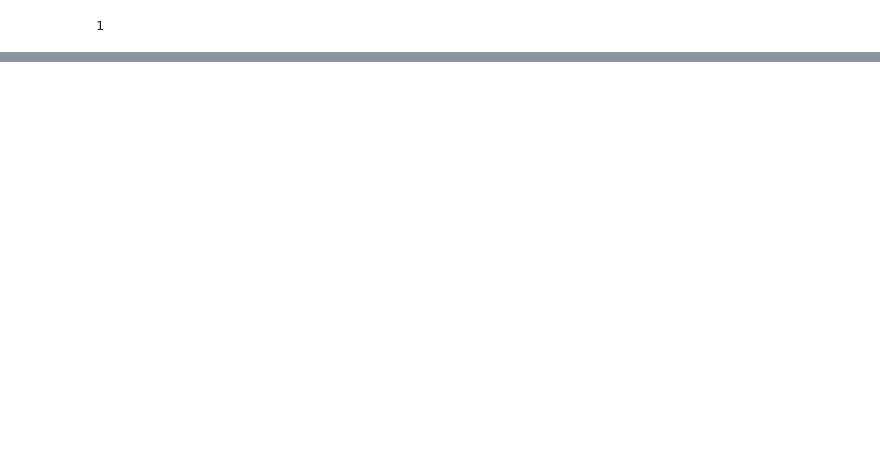
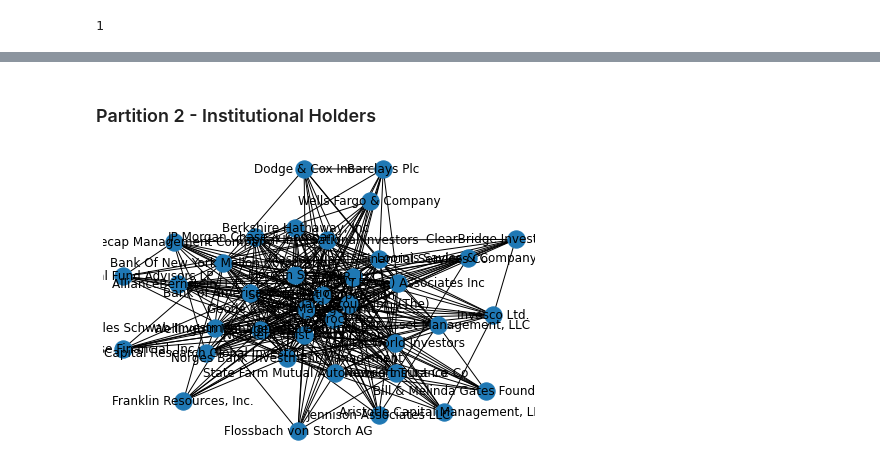
Before and after one commit to mgino11/Web_Analytics, a Jupyter notebook: Project_2.ipynb, the cells around one changed output, grey strips where cells are left out. Cells and saved outputs as stored; diff of their text form; code cells hidden in the pictures; blank space fills up the shorter version.

```diff
--- a/Project_2.ipynb
+++ b/Project_2.ipynb
@@ -174,0 +235,6 @@ nx.number_connected_components(B)
+# %% [markdown]
+### Partition 2 -  Institutional Holders
+# %%
+nx.draw(N_top, with_labels=True)
+# %% [output]
+[figure, added]
```
Also changed, not shown: parts of 36 cells of this notebook.
